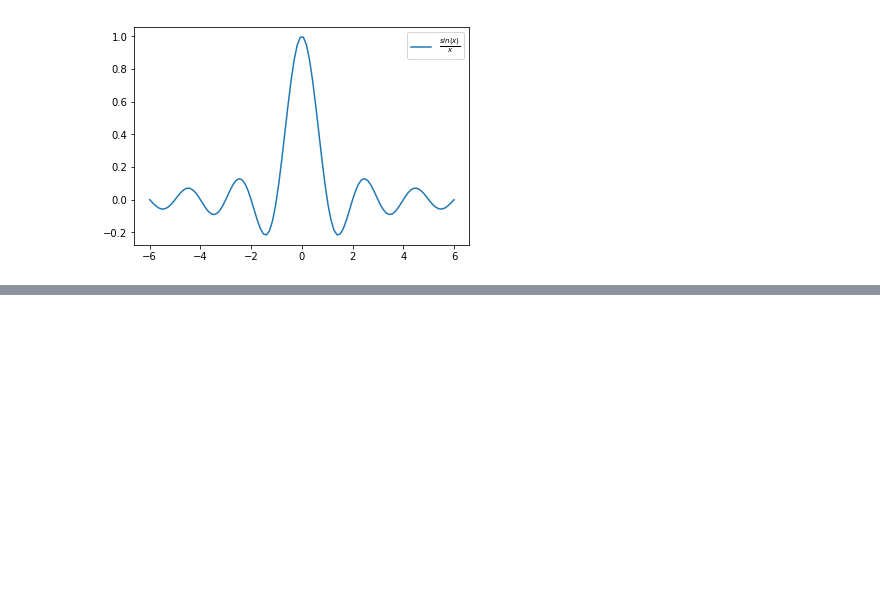
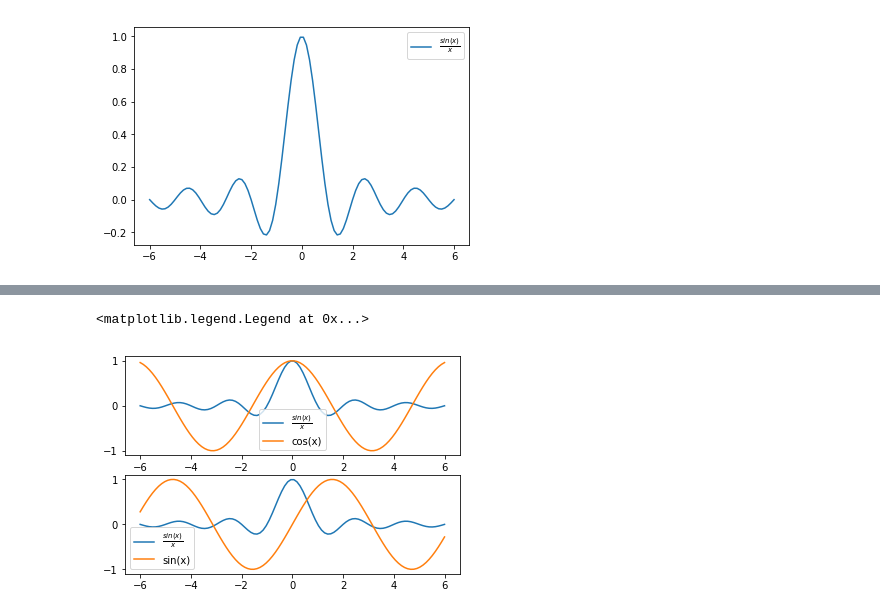
Before and after one commit to 4bic/learn_code, a Jupyter notebook: data_sci_foundations/mat_plotlib_II.ipynb, the cells around one changed output, grey strips where cells are left out. Cells and saved outputs as stored; diff of their text form; code cells hidden in the pictures; blank space fills up the shorter version.

```diff
--- a/data_sci_foundations/mat_plotlib_II.ipynb
+++ b/data_sci_foundations/mat_plotlib_II.ipynb
@@ -26,0 +53,14 @@ plt.legend()
+# %%
+# adding subplots
+plt.subplot(2,1,1)
+plt.plot(xs, ys, label =r'$\frac{sin(x)}{x}$')
+plt.plot(xs, np.cos(xs), label ='cos(x)')
+plt.legend()
+
+plt.subplot(2,1,2)
+plt.plot(xs, ys, label =r'$\frac{sin(x)}{x}$')
+plt.plot(xs, np.sin(xs), label ='sin(x)')
+plt.legend()
+# %% [output]
+<matplotlib.legend.Legend at 0x...>
+[figure, added]
```
Also changed, not shown: parts of 3 cells of this notebook.
